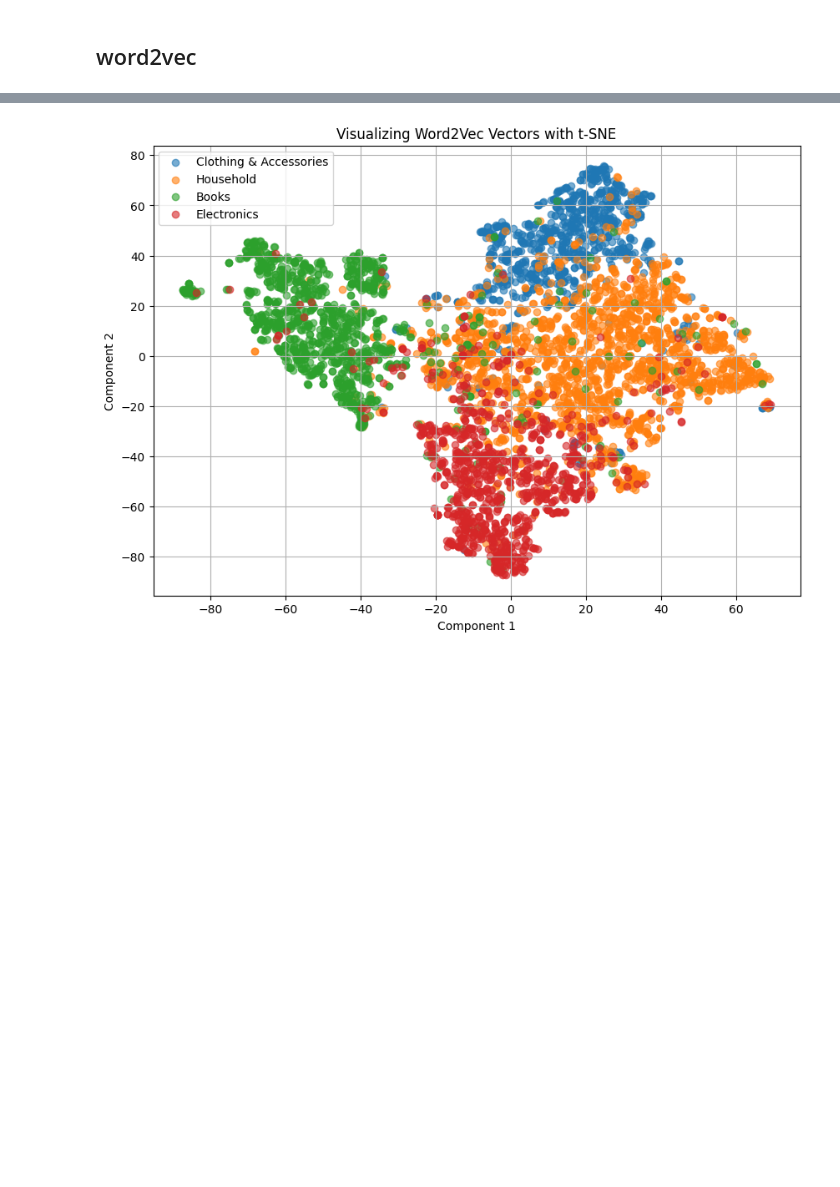
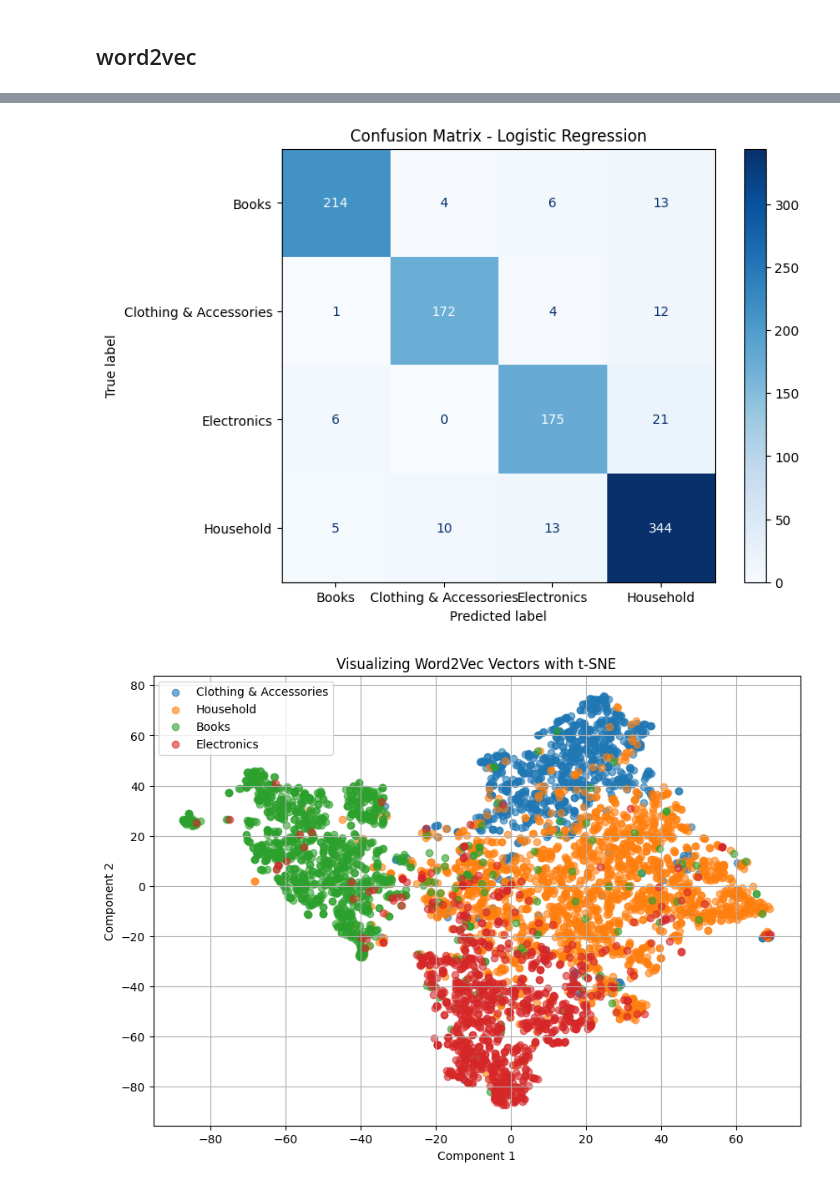
Before and after one commit to MinaJmsh/NLP, a Jupyter notebook: NLP.ipynb, the cells around one changed output, grey strips where cells are left out. Cells and saved outputs as stored; diff of their text form; code cells hidden in the pictures; blank space fills up the shorter version.

```diff
--- a/NLP.ipynb
+++ b/NLP.ipynb
@@ -557,4 +577,24 @@ Clothing & Accessories       0.94      0.92      0.93       189
           weighted avg       0.91      0.91      0.91      1000
+# %%
+import matplotlib.pyplot as plt
+from sklearn.metrics import confusion_matrix, ConfusionMatrixDisplay
+
+# آموزش مدل Logistic Regression
+logreg = LogisticRegression(max_iter=1000)
+logreg.fit(X_train, y_train)
+y_pred_logreg = logreg.predict(X_test)
+
+# محاسبه ماتریس سردرگمی
+cm = confusion_matrix(y_test, y_pred_logreg, labels=logreg.classes_)
+
+# رسم ماتریس سردرگمی
+disp = ConfusionMatrixDisplay(confusion_matrix=cm, display_labels=logreg.classes_)
+fig, ax = plt.subplots(figsize=(8, 6))
+disp.plot(ax=ax, cmap="Blues", values_format='d')
+plt.title("Confusion Matrix - Logistic Regression")
+plt.show()
+# %% [output]
+[figure, added]
 # %%
 from sklearn.manifold import TSNE
 import matplotlib.pyplot as plt
```
Also changed, not shown: parts of 8 cells of this notebook.
